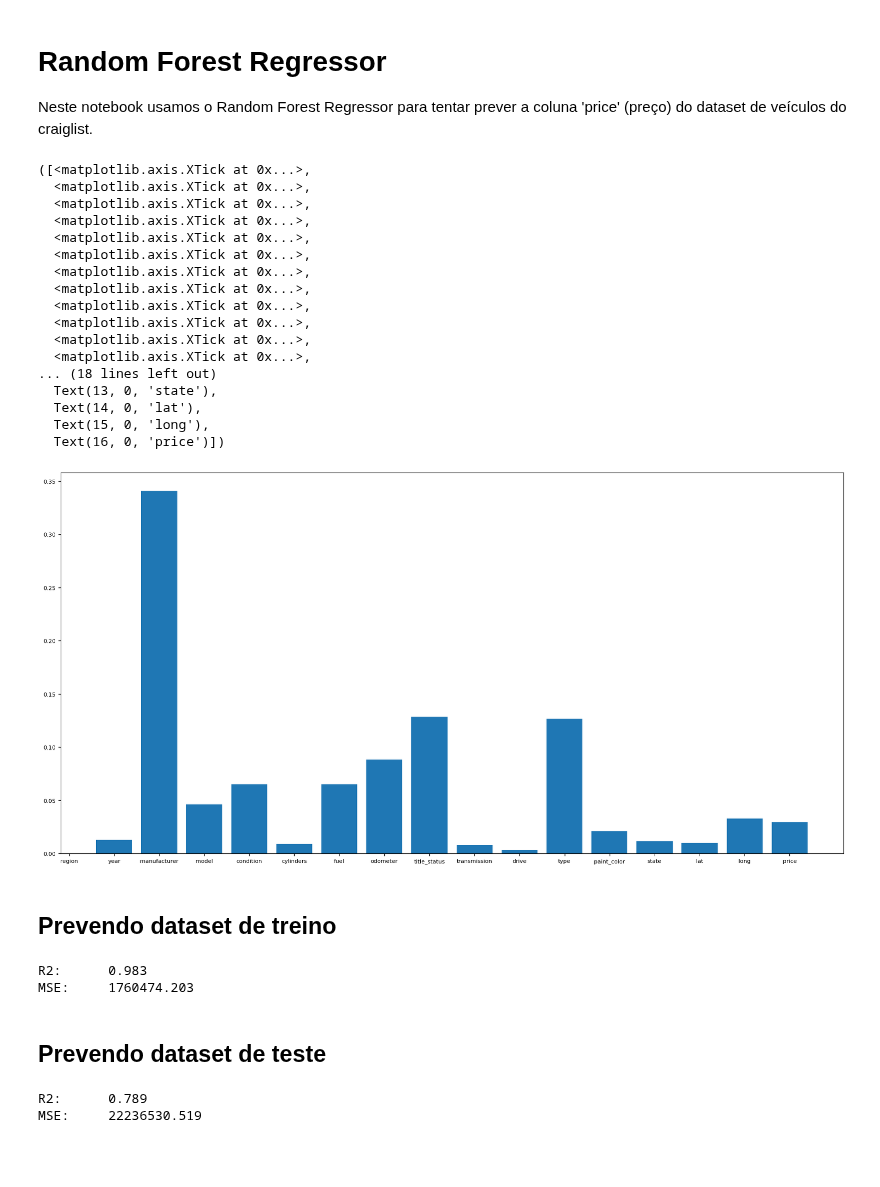
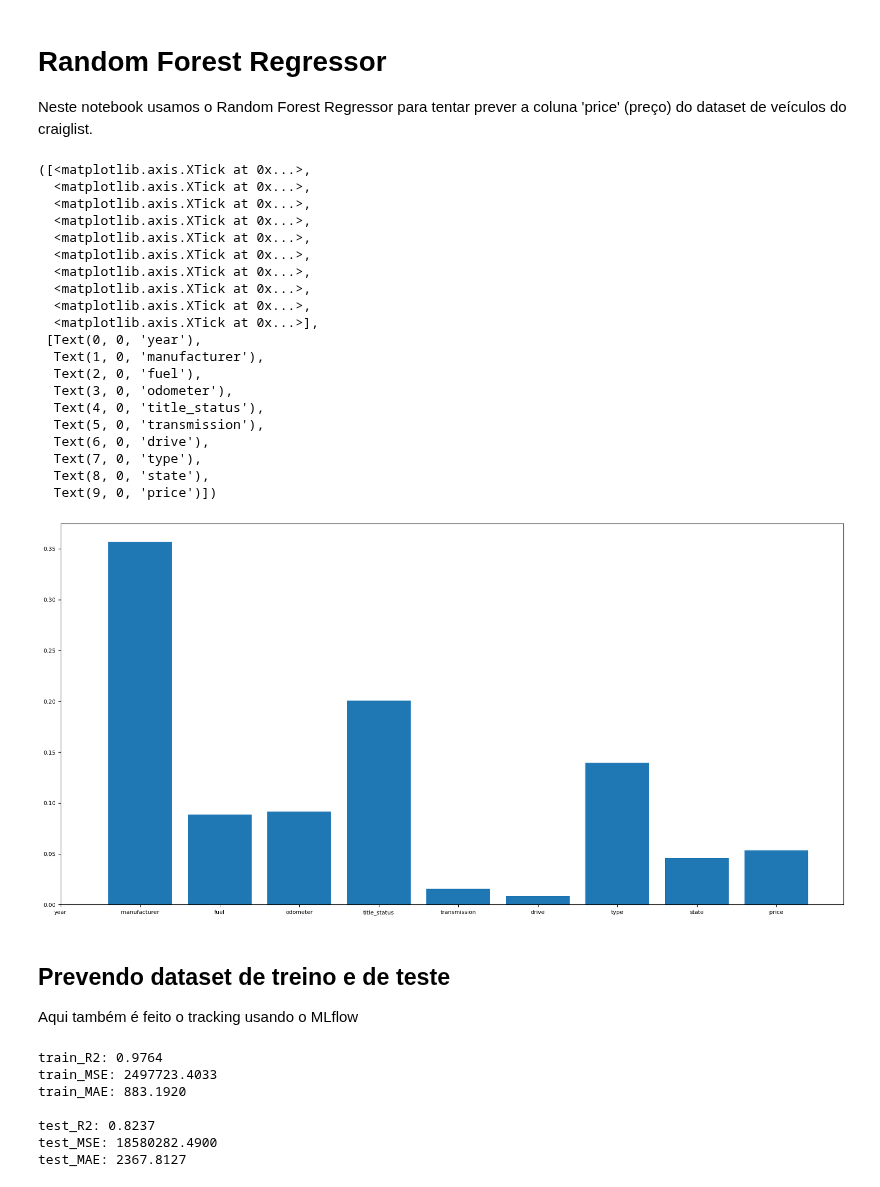
Before and after one commit to mbs8/IF679-ciencia-de-dados, a Jupyter notebook: Parte 2/notebooks/2-random-forest-regressor.ipynb, the cells around one changed output. Saved outputs shown, nothing was run; the diff lists cells and outputs as text; code cells hidden in the pictures; blank space fills up the shorter version.

Commit message:
Realiza o tracking e o tunning de hiperparametros para o RandomForestRegressor

```diff
--- a/Parte 2/notebooks/2-random-forest-regressor.ipynb
+++ b/Parte 2/notebooks/2-random-forest-regressor.ipynb
@@ -16,49 +18,48 @@ rcParams['lines.linewidth'] = 2.0
 # %%
-train_df = load_vehicles_dataset_and_set_types_2('../datasets/train_vehicles.csv')
+train_df = load_vehicles_dataset_and_set_types_2('../datasets/regressor/train_regressor_vehicles.csv')
 train_df = set_categories_as_codes(train_df)
+test_df = load_vehicles_dataset_and_set_types_2('../datasets/regressor/test_regressor_vehicles.csv')
+test_df = set_categories_as_codes(test_df)
 # %%
 regr = RandomForestRegressor()
-regr.fit(train_df.drop(columns=['price']).values, train_df[['price']].values.reshape(train_df[['price']].shape[0],))
-
-plt.bar(np.arange(1, 17), regr.feature_importances_)
-plt.xticks(np.arange(0, 17), train_df.columns)
+#regr.fit(train_df.drop(columns=['price']).values, train_df[['price']].values.reshape(train_df[['price']].shape[0],))
+regr.fit(train_df.drop(columns=['price']), train_df['price'])
+plt.bar(np.arange(1, 10), regr.feature_importances_)
+plt.xticks(np.arange(0, 10), train_df.columns)
 # %% [output]
 ([<matplotlib.axis.XTick at 0x...>,
   <matplotlib.axis.XTick at 0x...>,
   <matplotlib.axis.XTick at 0x...>,
   <matplotlib.axis.XTick at 0x...>,
   <matplotlib.axis.XTick at 0x...>,
   <matplotlib.axis.XTick at 0x...>,
   <matplotlib.axis.XTick at 0x...>,
   <matplotlib.axis.XTick at 0x...>,
   <matplotlib.axis.XTick at 0x...>,
-  <matplotlib.axis.XTick at 0x...>,
-  <matplotlib.axis.XTick at 0x...>,
-  <matplotlib.axis.XTick at 0x...>,
-... (18 lines left out)
-  Text(13, 0, 'state'),
-  Text(14, 0, 'lat'),
-  Text(15, 0, 'long'),
-  Text(16, 0, 'price')])
+  <matplotlib.axis.XTick at 0x...>],
+ [Text(0, 0, 'year'),
+  Text(1, 0, 'manufacturer'),
+  Text(2, 0, 'fuel'),
+  Text(3, 0, 'odometer'),
+  Text(4, 0, 'title_status'),
+  Text(5, 0, 'transmission'),
+  Text(6, 0, 'drive'),
+  Text(7, 0, 'type'),
+  Text(8, 0, 'state'),
+  Text(9, 0, 'price')])
-[figure, old version]
+[figure, new version]
 # %% [markdown]
-## Prevendo dataset de treino
+## Prevendo dataset de treino e de teste
+Aqui também é feito o tracking usando o MLflow
-# %%
-predict = regr.predict(train_df.drop(columns=['price']))
-
-calculate_r2_and_mse(train_df, 'price')
-# %% [output]
-R2:      0.983
-MSE:     1760474.203
-# %% [markdown]
-## Prevendo dataset de teste
-# %%
-test_df = load_vehicles_dataset_and_set_types_2('../datasets/test_vehicles.csv')
-test_df = set_categories_as_codes(test_df)
-
-predict = regr.predict(test_df.drop(columns=['price']))
-
-calculate_r2_and_mse(test_df, 'price')
-# %% [output]
-R2:      0.789
-MSE:     22236530.519
+# %%
+params = {'n_estimators': 100, 'max_depth': None, 'max_features': 'auto'}
+model = RandomForestRegressor(n_estimators=params['n_estimators'], max_depth=params['max_depth'], max_features=params['max_features'])
+run_regressor_and_track(train_df, 'train_regressor_vehicles.csv', test_df, 'test_regressor_vehicles.csv', model, RANDOM_FOREST_REGRESSOR_EXPERIMENT, 'price', "RandomForestRegressor", params)
+# %% [output]
+train_R2: 0.9764
+train_MSE: 2497723.4033
+train_MAE: 883.1920
+
+test_R2: 0.8237
+test_MSE: 18580282.4900
+test_MAE: 2367.8127
```
Also changed, not shown: parts of 7 cells of this notebook, 40 other files.
